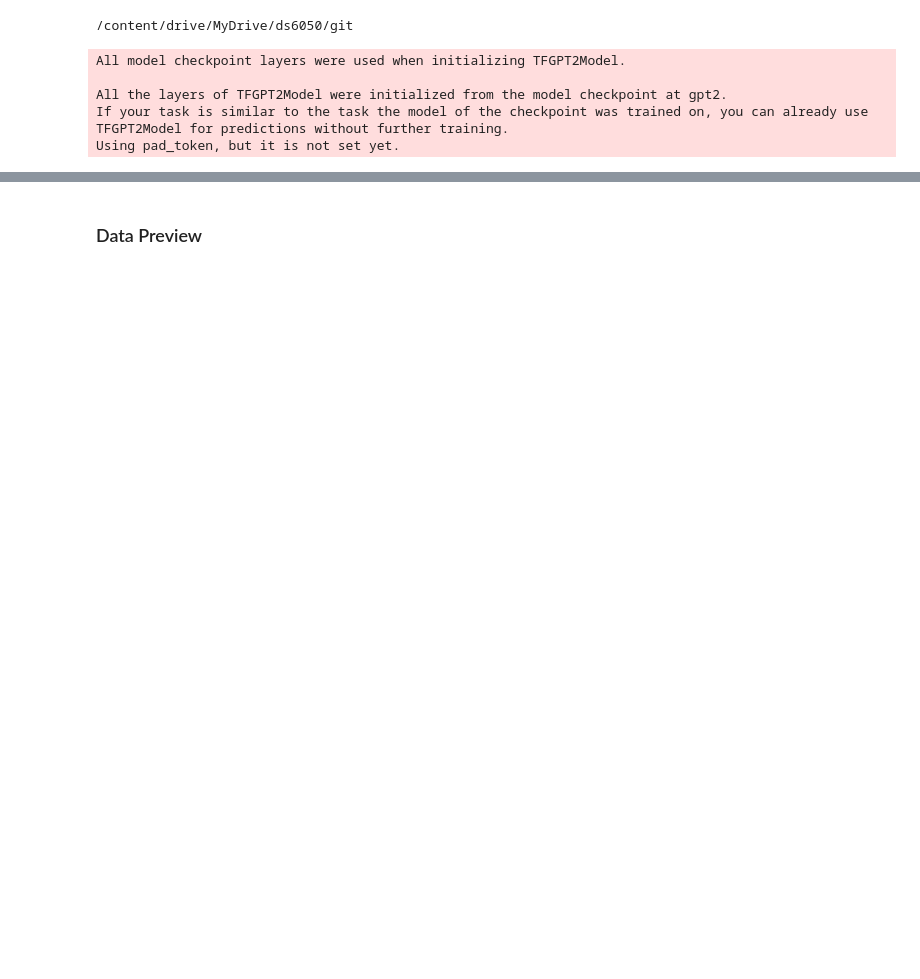
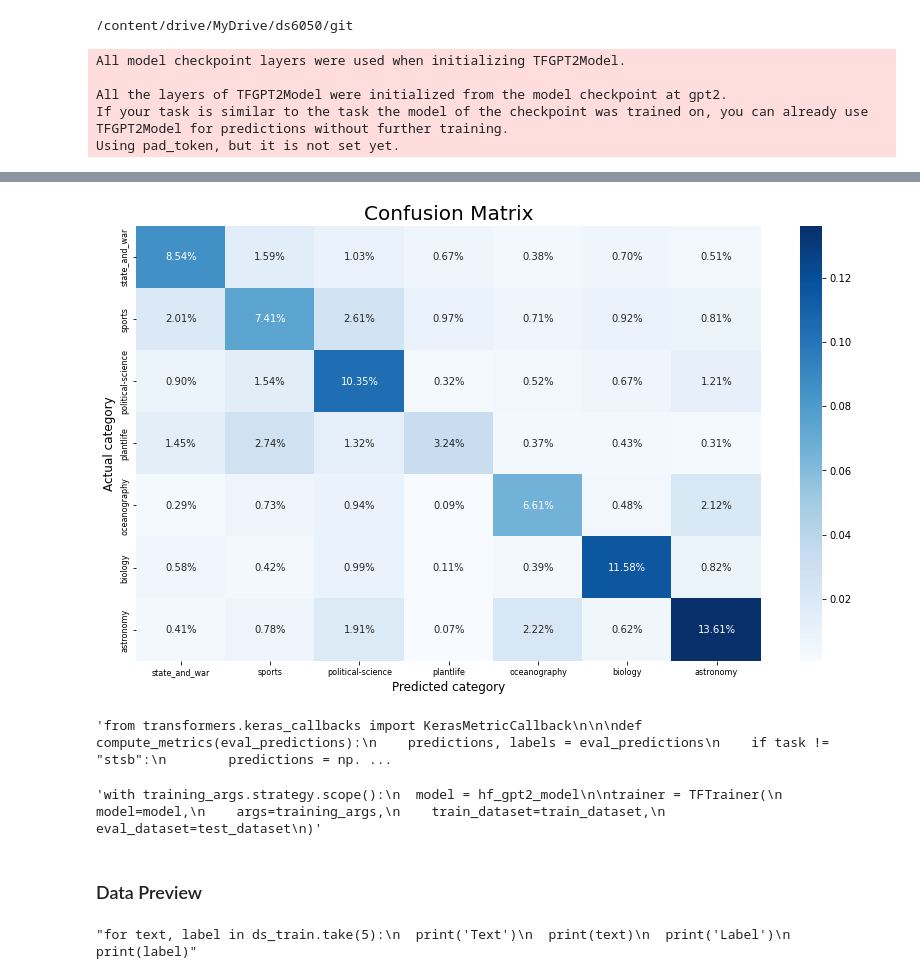
Before and after one commit to uva-ds6050-su22-g6/model, a Jupyter notebook: model_gpt.ipynb, the cells around one changed output, grey strips where cells are left out. Saved outputs shown, nothing was run; the diff lists cells and outputs as text; code cells hidden in the pictures; blank space fills up the shorter version.

```diff
--- a/model_gpt.ipynb
+++ b/model_gpt.ipynb
@@ -279,5 +284,34 @@ Epoch 4/4
+# %%
+fig, ax = plt.subplots(1, 1, figsize = (14,8))
+sns.heatmap(test_cm/np.sum(test_cm), annot=True, fmt='.2%', cmap='Blues');
+# labels, title and ticks
+ax.set_xlabel('Predicted category', fontsize = 12);
+ax.set_ylabel('Actual category', fontsize = 12);
+ax.set_title('Confusion Matrix', fontsize = 20);
+ax.xaxis.set_ticklabels(x_labs, fontsize = 8);
+ax.yaxis.set_ticklabels(y_labs, fontsize = 8);
+# %% [output]
+[figure, added]
+# %%
+"""from transformers.keras_callbacks import KerasMetricCallback
+
+
+def compute_metrics(eval_predictions):
+    predictions, labels = eval_predictions
+    if task != "stsb":
+        predictions = np.argmax(predictions, axis=1)
+    else:
+        predictions = predictions[:, 0]
+    return metric.compute(predictions=predictions, references=labels)
+
+
+metric_callback = KerasMetricCallback(
+    metric_fn=compute_metrics, eval_dataset=tf_validation_dataset
+)"""
+# %% [output]
+'from transformers.keras_callbacks import KerasMetricCallback\n\n\ndef compute_metrics(eval_predictions):\n    predictions, labels = eval_predictions\n    if task != "stsb":\n        predictions = np. ...
 # %%
-with training_args.strategy.scope():
+"""with training_args.strategy.scope():
   model = hf_gpt2_model
 
 trainer = TFTrainer(
@@ -285,15 +319,19 @@ trainer = TFTrainer(
     args=training_args,
     train_dataset=train_dataset,
     eval_dataset=test_dataset
-)
+)"""
+# %% [output]
+'with training_args.strategy.scope():\n  model = hf_gpt2_model\n\ntrainer = TFTrainer(\n    model=model,\n    args=training_args,\n    train_dataset=train_dataset,\n    eval_dataset=test_dataset\n)'
 # %% [markdown]
 ### Data Preview
 # %%
-for text, label in ds_train.take(5):
+"""for text, label in ds_train.take(5):
   print('Text')
   print(text)
   print('Label')
-  print(label)
+  print(label)"""
+# %% [output]
+"for text, label in ds_train.take(5):\n  print('Text')\n  print(text)\n  print('Label')\n  print(label)"
 # %%
 """## This is currently broken
 max_len = 384
```
Also changed, not shown: parts of 25 cells of this notebook.
